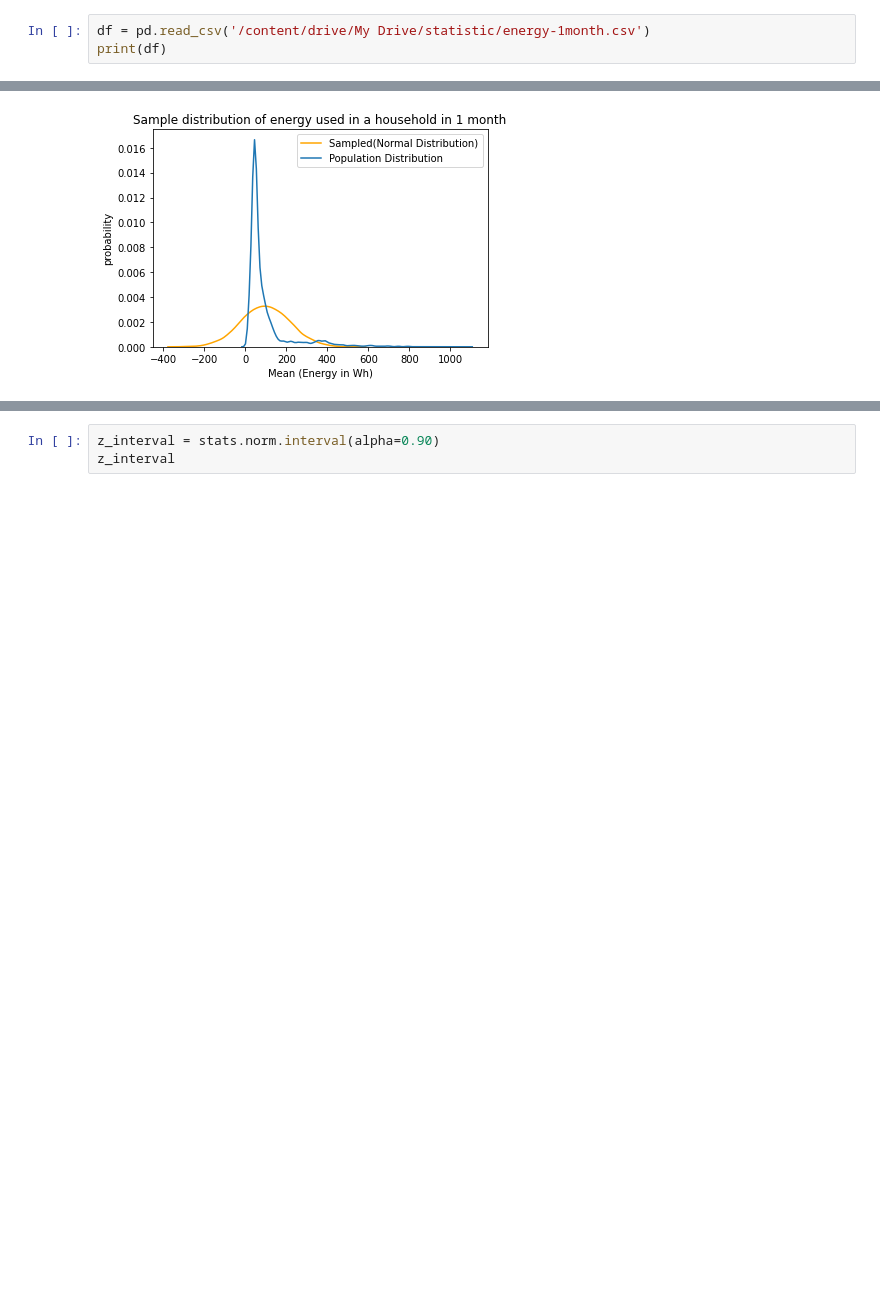
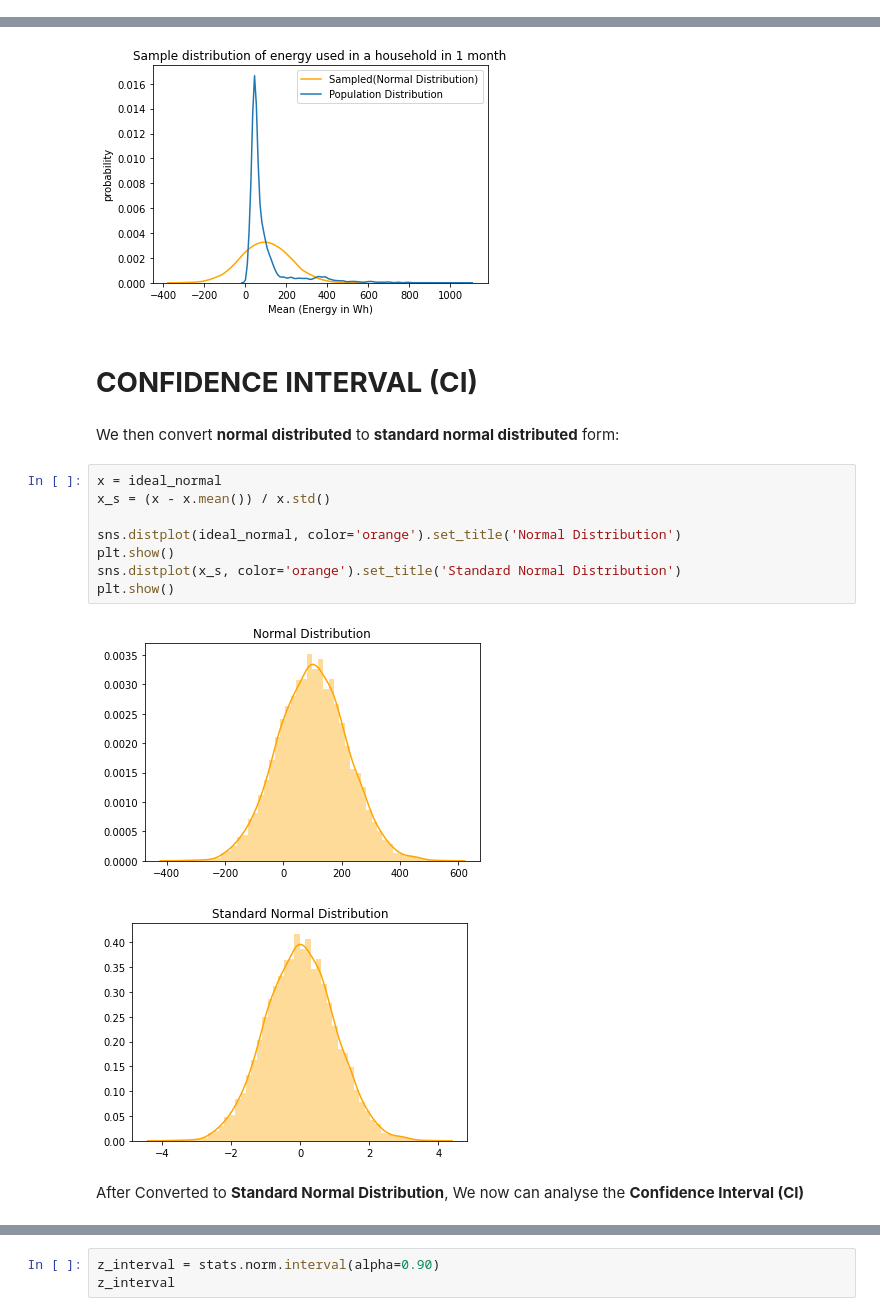
Before and after one commit to Hafizuddin961/mini-project-statistic, a Jupyter notebook: Statistic_1m.ipynb, the cells around one changed output, grey strips where cells are left out. Drawn from its saved outputs; the diff is of its cells as text; blank space fills up the shorter version.

```diff
--- a/Statistic_1m.ipynb
+++ b/Statistic_1m.ipynb
@@ -35,6 +46,3 @@ print(df3)
 4463  11/2/2016 23:50          60       0  ...       2.15  35.184155  35.184155
 
 [4464 rows x 29 columns]
-# %%
-df = pd.read_csv('/content/drive/My Drive/statistic/energy-1month.csv')
-print(df)
@@ -190,3 +207,20 @@ Standard Deviation for population =  117.75949756810996
 Standard Deviation for sampled =  118.1189522085387
 Text(0.5, 0, 'Mean (Energy in Wh)')
 [figure]
+# %% [markdown]
+# **CONFIDENCE INTERVAL (CI)**
+# %% [markdown]
+We then convert **normal distributed** to **standard normal distributed** form:
+# %%
+x = ideal_normal
+x_s = (x - x.mean()) / x.std()
+
+sns.distplot(ideal_normal, color='orange').set_title('Normal Distribution')
+plt.show()
+sns.distplot(x_s, color='orange').set_title('Standard Normal Distribution')
+plt.show()
+# %% [output]
+[figure, added]
+[figure, added]
+# %% [markdown]
+After Converted to **Standard Normal Distribution**, We now can analyse the **Confidence Interval (CI)**
```
Also changed, not shown: parts of 22 cells of this notebook.
